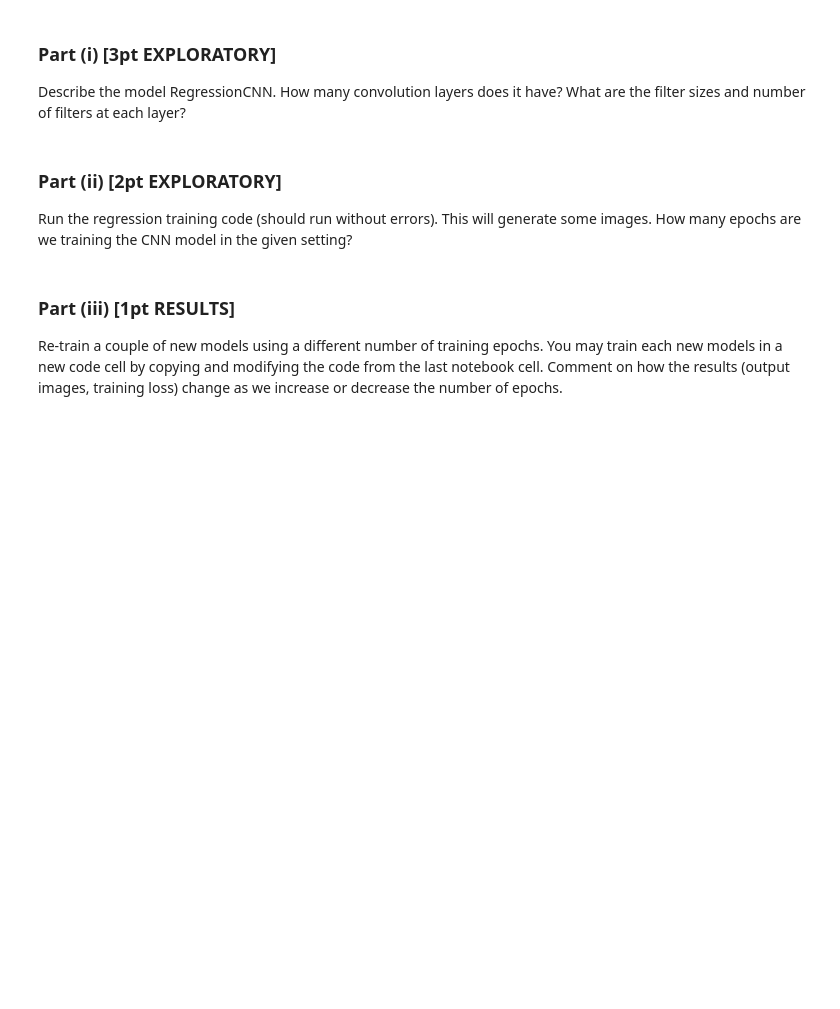
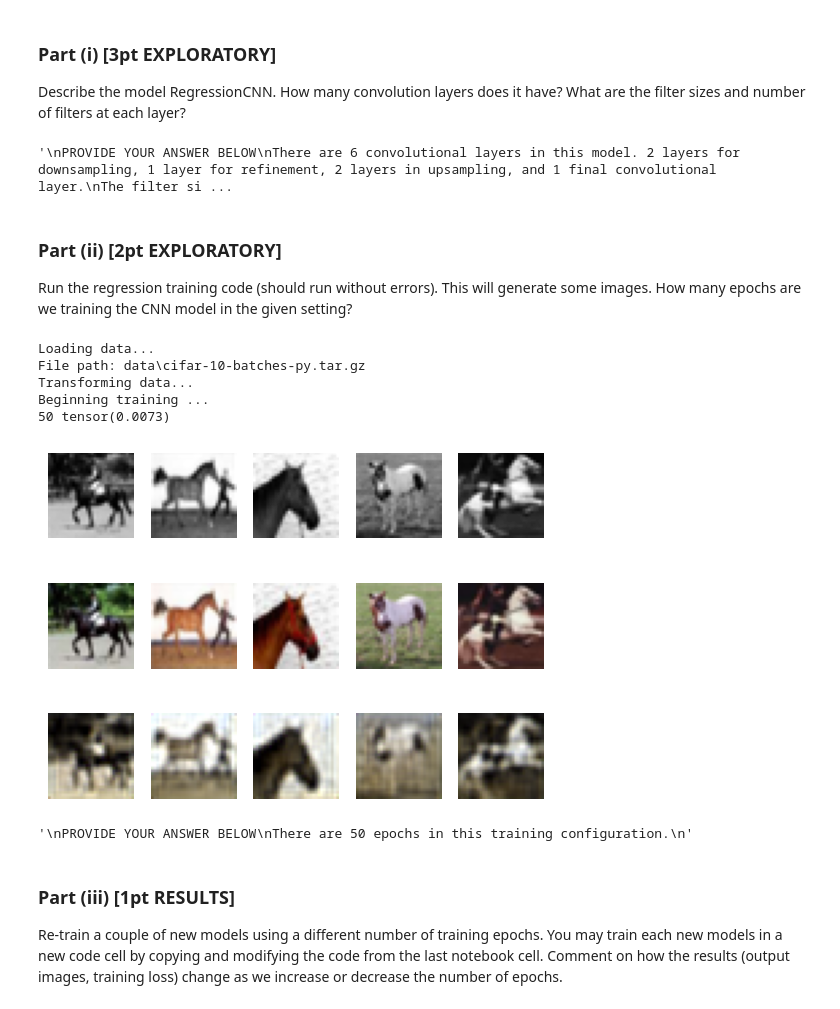
Before and after one commit to iolj-uoft/MIE1517-Intro-to-Deep-Learning, a Jupyter notebook: 2_Assignments/A3_GAN/A3.ipynb, the cells around one changed output. Drawn from its saved outputs; the diff is of its cells as text; code cells hidden in the pictures; blank space fills up the shorter version.

```diff
--- a/2_Assignments/A3_GAN/A3.ipynb
+++ b/2_Assignments/A3_GAN/A3.ipynb
@@ -569,7 +571,7 @@ Describe the model RegressionCNN. How many convolution layers does it have? What
 PROVIDE YOUR ANSWER BELOW
 There are 6 convolutional layers in this model. 2 layers for downsampling, 1 layer for refinement, 2 layers in upsampling, and 1 final convolutional layer.
 The filter size are all the same as 3x3 kernels in each layer.
-Number of filters (1 means the 1st layer...etc.):
+Number of filters (1. means the 1st layer...etc.):
 1. 32
 2. 64
 3. 64
@@ -577,37 +579,48 @@ Number of filters (1 means the 1st layer...etc.):
 5. 3
 6. 3
 '''
+# %% [output]
+'\nPROVIDE YOUR ANSWER BELOW\nThere are 6 convolutional layers in this model. 2 layers for downsampling, 1 layer for refinement, 2 layers in upsampling, and 1 final convolutional layer.\nThe filter si ...
 # %% [markdown]
 ### Part (ii) [2pt EXPLORATORY]
 Run the regression training code (should run without errors). This will generate some images. How many epochs are we training the CNN model in the given setting?
 # %%
 # TO BE COMPLETED
 args = AttrDict()
 args_dict = {
     "gpu": True,
     "valid": False,
     "checkpoint": "",
     "colours": "./data/colours/colour_kmeans24_cat7.npy",
     "model": "RegressionCNN",
     "kernel": 3,
     "num_filters": 32,
     'learn_rate':0.001,
     "batch_size": 100,
     "epochs": 51,
     "seed": 0,
     "plot": True,
     "experiment_name": "colourization_cnn",
     "visualize": False,
     "downsize_input": False,
 }
 
 args.update(args_dict)
-cnn = train(args)
+cnn, loss = train(args)
+# %% [output]
+Loading data...
+File path: data\cifar-10-batches-py.tar.gz
+Transforming data...
+Beginning training ...
+50 tensor(0.0073)
+[figure, added]
 # %%
 '''
 PROVIDE YOUR ANSWER BELOW
-We are training this model at 50 epochs.
+There are 50 epochs in this training configuration.
 '''
+# %% [output]
+'\nPROVIDE YOUR ANSWER BELOW\nThere are 50 epochs in this training configuration.\n'
 # %% [markdown]
 ### Part (iii) [1pt RESULTS]
 Re-train a couple of new models using a different number of training epochs. You may train each new models in a new code cell by copying and modifying the code from the last notebook cell. Comment on how the results (output images, training loss) change as we increase or decrease the number of epochs.
```
Also changed, not shown: parts of 52 cells of this notebook, 1 other file.
